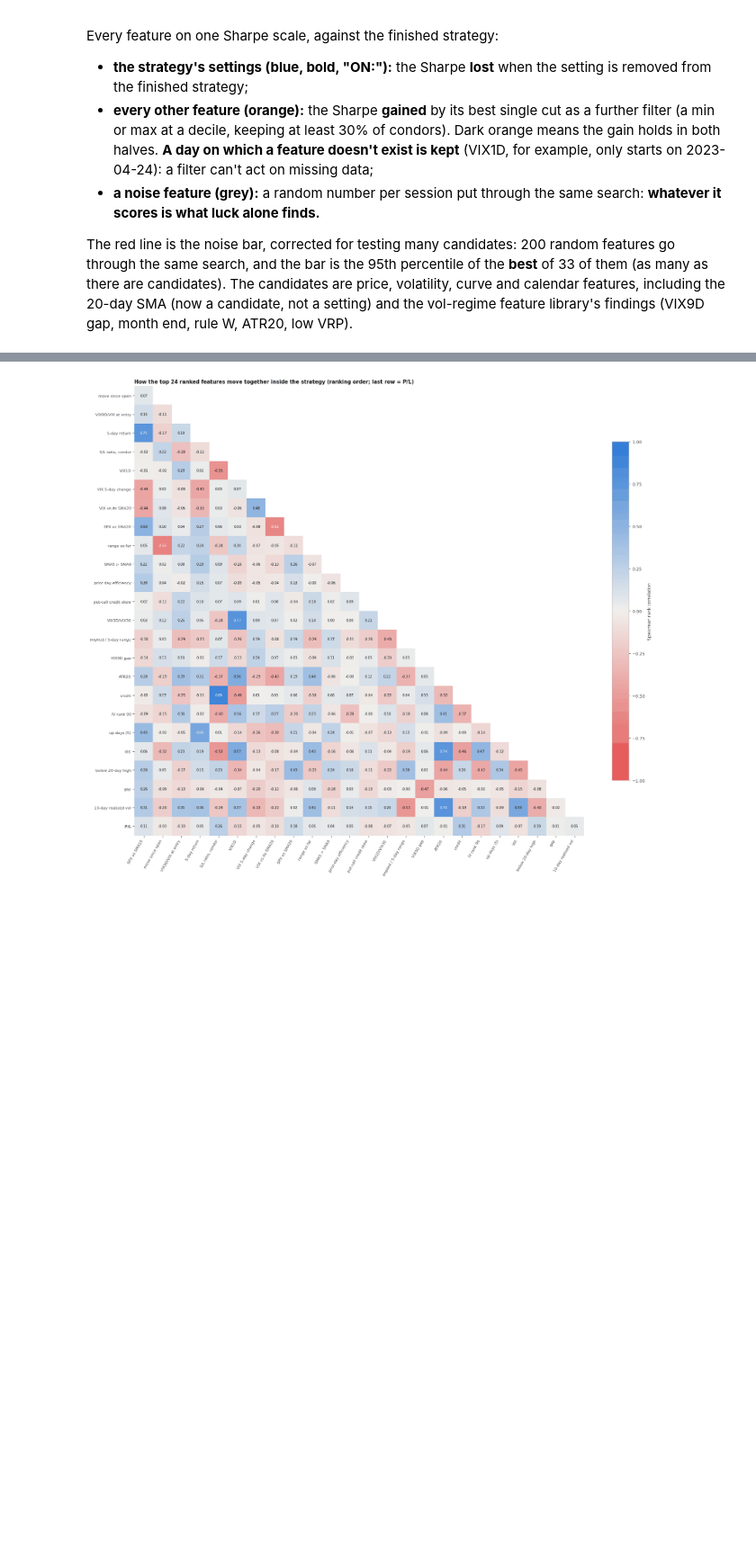
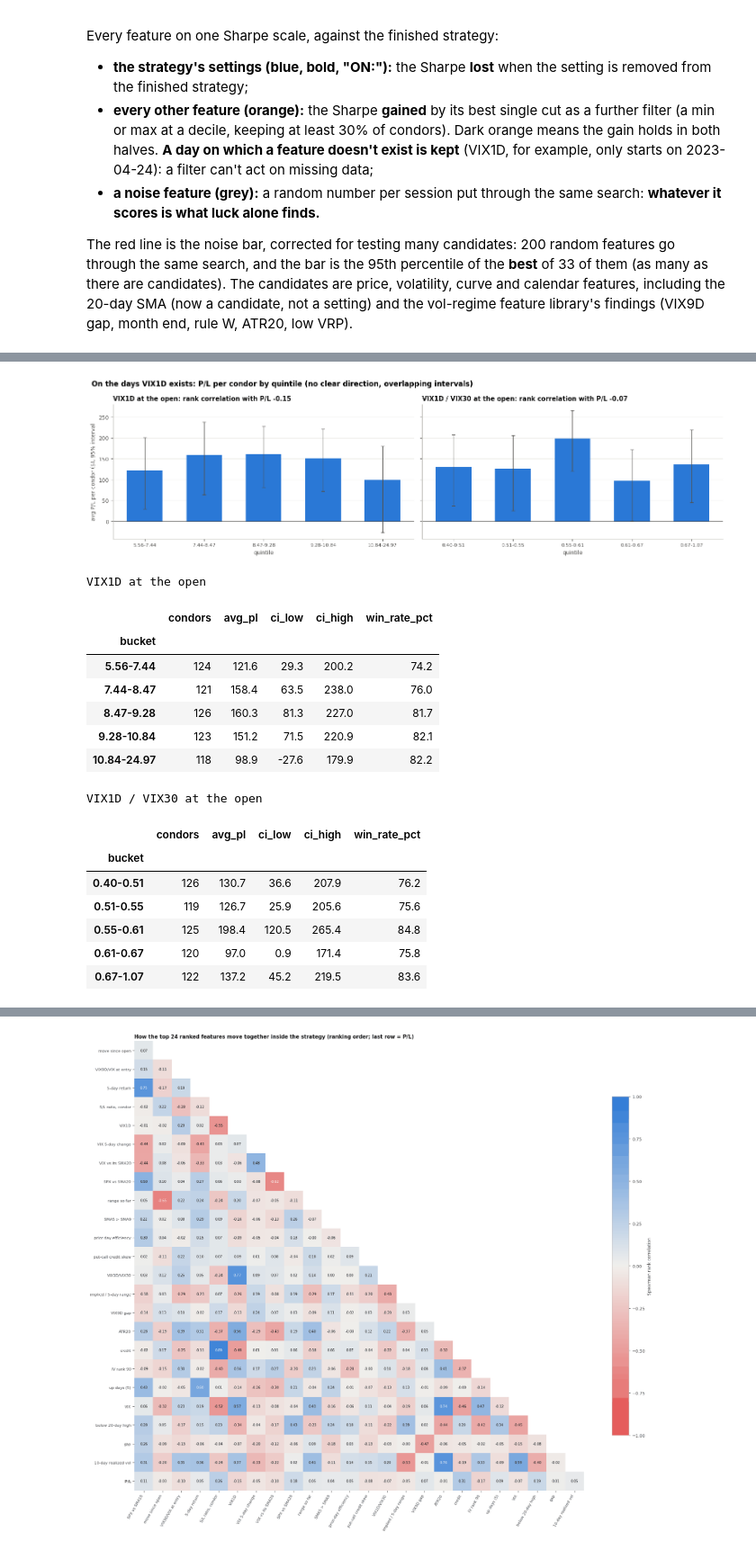
Before and after one commit to adam-masri24/ic-strat-notebooks, a Jupyter notebook: strategies/ic_strat/notebooks/ic_analysis.ipynb, the cells around one changed output, grey strips where cells are left out. Shown at 90% size. Saved outputs shown, nothing was run; the diff lists cells and outputs as text; code cells hidden in the pictures; blank space fills up the shorter version.

```diff
--- a/strategies/ic_strat/notebooks/ic_analysis.ipynb
+++ b/strategies/ic_strat/notebooks/ic_analysis.ipynb
@@ -1718,0 +1768,23 @@ at the highest VIX1D): it measures today's priced risk, which the band and the m
+# %%
+vx.fig_quintiles(v1d.quintiles); plt.show()
+for name, t in v1d.quintiles.items():
+    t2 = t.copy(); t2.attrs = {}
+    print(name); display(t2.round(1))
+# %% [output]
+[figure, added]
+VIX1D at the open
+|  | condors | avg_pl | ci_low | ci_high | win_rate_pct |
+| bucket |  |  |  |  |  |
+| 5.56-7.44 | 124 | 121.6 | 29.3 | 200.2 | 74.2 |
+| 7.44-8.47 | 121 | 158.4 | 63.5 | 238.0 | 76.0 |
+| 8.47-9.28 | 126 | 160.3 | 81.3 | 227.0 | 81.7 |
+| 9.28-10.84 | 123 | 151.2 | 71.5 | 220.9 | 82.1 |
+| 10.84-24.97 | 118 | 98.9 | -27.6 | 179.9 | 82.2 |
+VIX1D / VIX30 at the open
+|  | condors | avg_pl | ci_low | ci_high | win_rate_pct |
+| bucket |  |  |  |  |  |
+| 0.40-0.51 | 126 | 130.7 | 36.6 | 207.9 | 76.2 |
+| 0.51-0.55 | 119 | 126.7 | 25.9 | 205.6 | 75.6 |
+| 0.55-0.61 | 125 | 198.4 | 120.5 | 265.4 | 84.8 |
+| 0.61-0.67 | 120 | 97.0 | 0.9 | 171.4 | 75.8 |
+| 0.67-1.07 | 122 | 137.2 | 45.2 | 219.5 | 83.6 |
```
Also changed, not shown: parts of 7 cells of this notebook, 12 other files.
